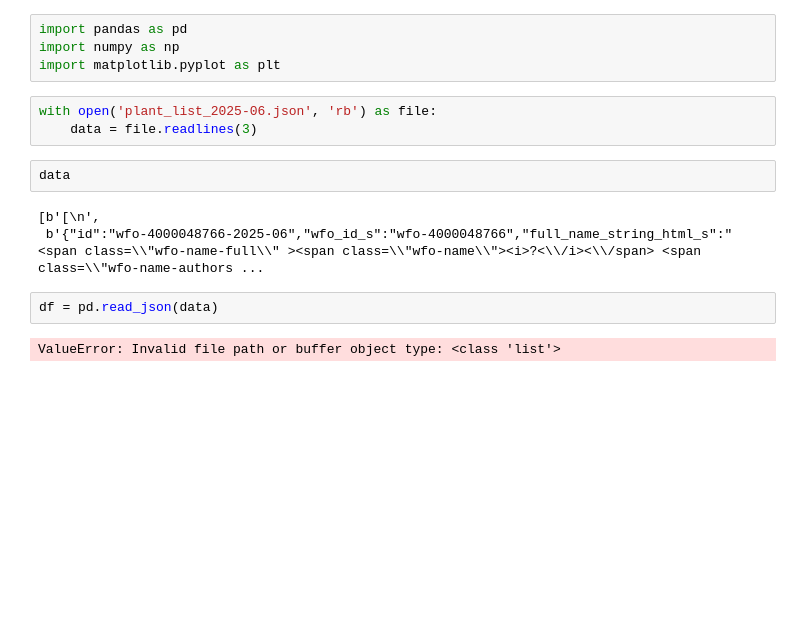
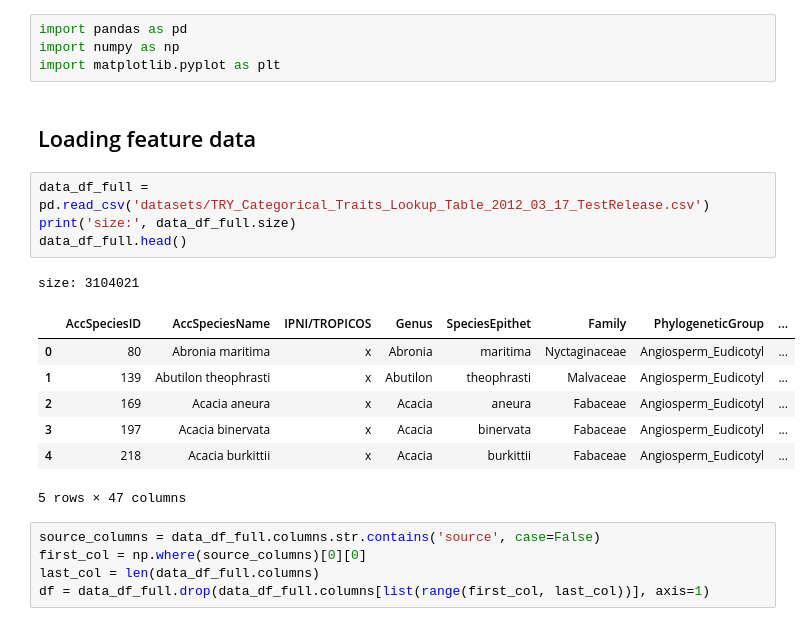
Before and after one commit to madisonmina/PlantIt-Hacksgiving2025, a Jupyter notebook: test.ipynb, the cells around one changed output. Cells and saved outputs as stored; diff of their text form; blank space fills up the shorter version.

```diff
--- a/test.ipynb
+++ b/test.ipynb
@@ -4,15 +4,23 @@
 import pandas as pd
 import numpy as np
 import matplotlib.pyplot as plt
-# %%
-with open('plant_list_2025-06.json', 'rb') as file:
-    data = file.readlines(3)
-# %%
-data
-# %% [output]
-[b'[\n',
- b'{"id":"wfo-4000048766-2025-06","wfo_id_s":"wfo-4000048766","full_name_string_html_s":"<span class=\\"wfo-name-full\\" ><span class=\\"wfo-name\\"><i>?<\\/i><\\/span> <span class=\\"wfo-name-authors ...
+# %% [markdown]
+## Loading feature data
 # %%
-df = pd.read_json(data)
+data_df_full = pd.read_csv('datasets/TRY_Categorical_Traits_Lookup_Table_2012_03_17_TestRelease.csv')
+print('size:', data_df_full.size)
+data_df_full.head()
 # %% [output]
-ValueError: Invalid file path or buffer object type: <class 'list'>
+size: 3104021
+|  | AccSpeciesID | AccSpeciesName | IPNI/TROPICOS | Genus | SpeciesEpithet | Family | PhylogeneticGroup | ... |
+| 0 | 80 | Abronia maritima | x | Abronia | maritima | Nyctaginaceae | Angiosperm_Eudicotyl | ... |
+| 1 | 139 | Abutilon theophrasti | x | Abutilon | theophrasti | Malvaceae | Angiosperm_Eudicotyl | ... |
+| 2 | 169 | Acacia aneura | x | Acacia | aneura | Fabaceae | Angiosperm_Eudicotyl | ... |
+| 3 | 197 | Acacia binervata | x | Acacia | binervata | Fabaceae | Angiosperm_Eudicotyl | ... |
+| 4 | 218 | Acacia burkittii | x | Acacia | burkittii | Fabaceae | Angiosperm_Eudicotyl | ... |
+5 rows × 47 columns
+# %%
+source_columns = data_df_full.columns.str.contains('source', case=False)
+first_col = np.where(source_columns)[0][0]
+last_col = len(data_df_full.columns)
+df = data_df_full.drop(data_df_full.columns[list(range(first_col, last_col))], axis=1)
```
Also changed, not shown: parts of 15 cells of this notebook, 1 other file.
